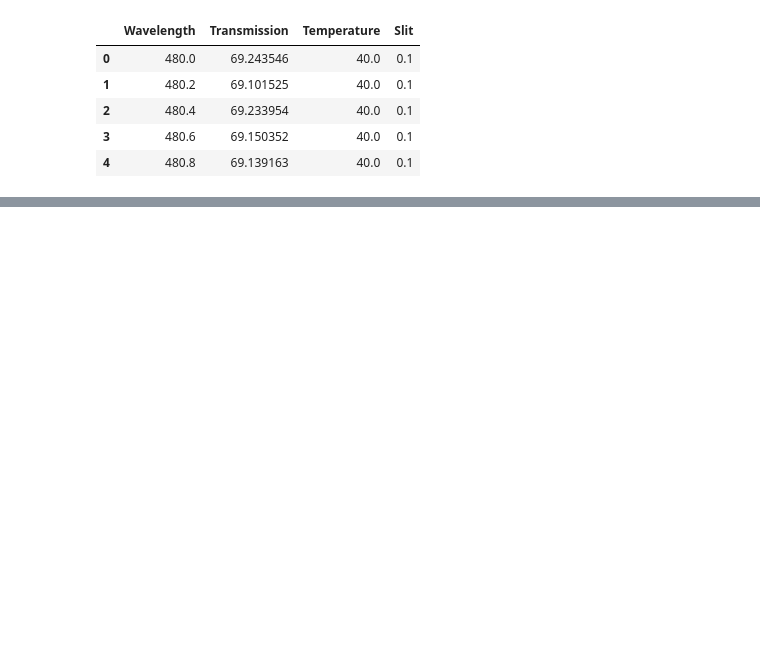
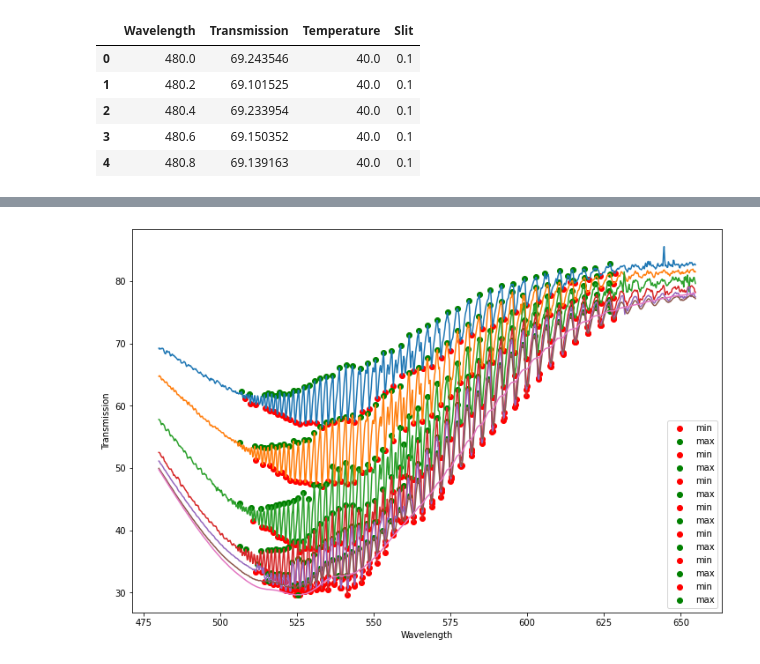
Before and after one commit to Redencon/Lapki, a Jupyter notebook: I2/I2.ipynb, the cells around one changed output, grey strips where cells are left out. Drawn from its saved outputs; the diff is of its cells as text; code cells hidden in the pictures; blank space fills up the shorter version.

```diff
--- a/I2/I2.ipynb
+++ b/I2/I2.ipynb
@@ -51,0 +77,24 @@ sns.lineplot(
+# %%
+from scipy.signal import argrelextrema
+
+n = 5  # number of points to be checked before and after
+plt.figure(figsize=(12, 8))
+
+for temp, slit in funny:
+    df = data[(data['Temperature'] == temp) & (data['Slit'] == slit)]
+
+    df['min'] = df.loc[argrelextrema(df['Transmission'].values, np.less_equal,
+                        order=n)[0]]['Transmission'][
+        (df['Wavelength'] > 505) & (df['Wavelength'] < 630)
+    ]
+    df['max'] = df.loc[argrelextrema(df['Transmission'].values, np.greater_equal,
+                        order=n)[0]]['Transmission'][
+        (df['Wavelength'] > 505) & (df['Wavelength'] < 630)
+    ]
+    plt.scatter(data = df, x='Wavelength', y='min', c='r')
+    plt.scatter(data = df, x='Wavelength', y='max', c='g')
+    sns.lineplot(data = df, x='Wavelength', y='Transmission')
+
+# Plot results
+# %% [output]
+[figure, added]
```
Also changed, not shown: parts of 5 cells of this notebook.
